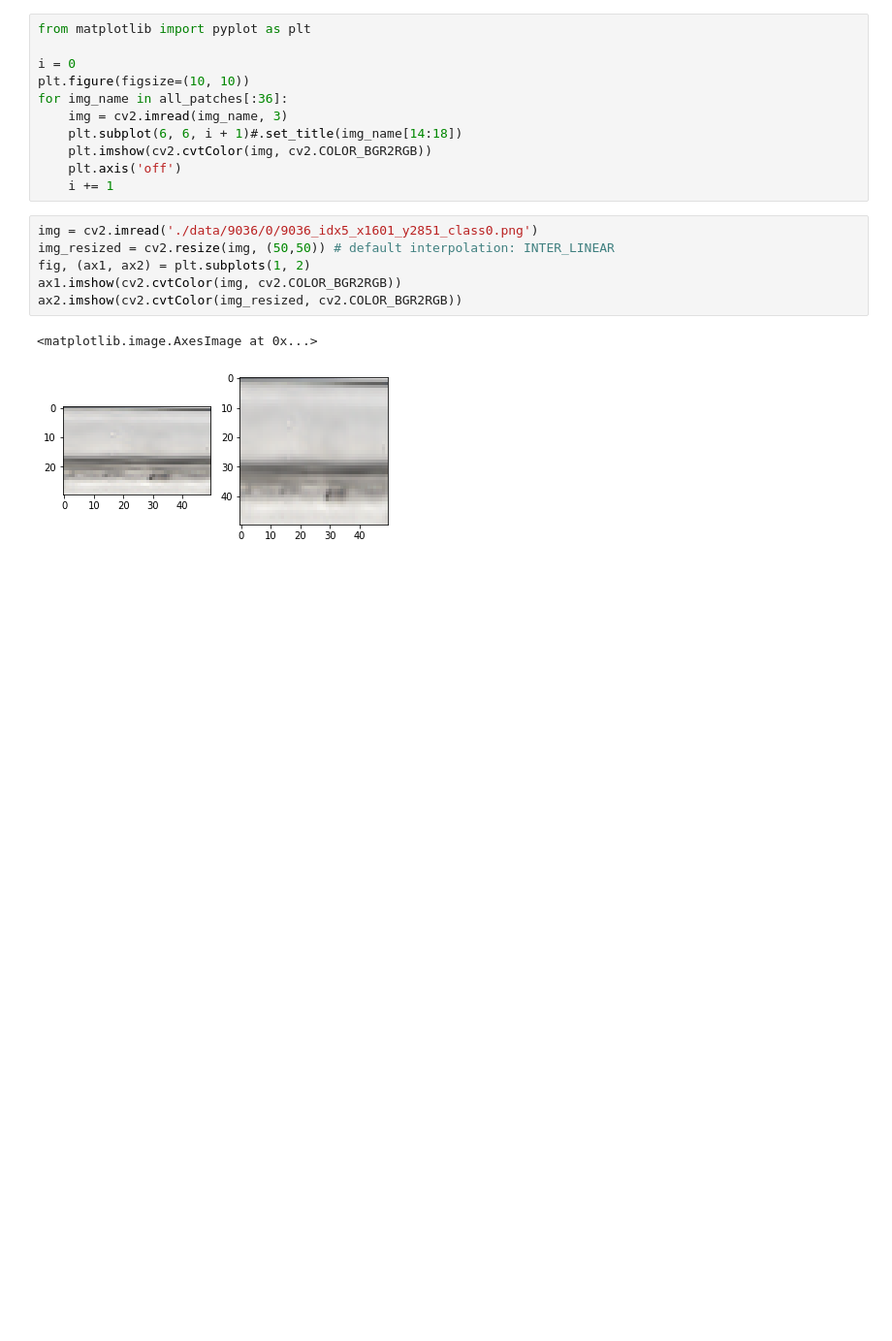
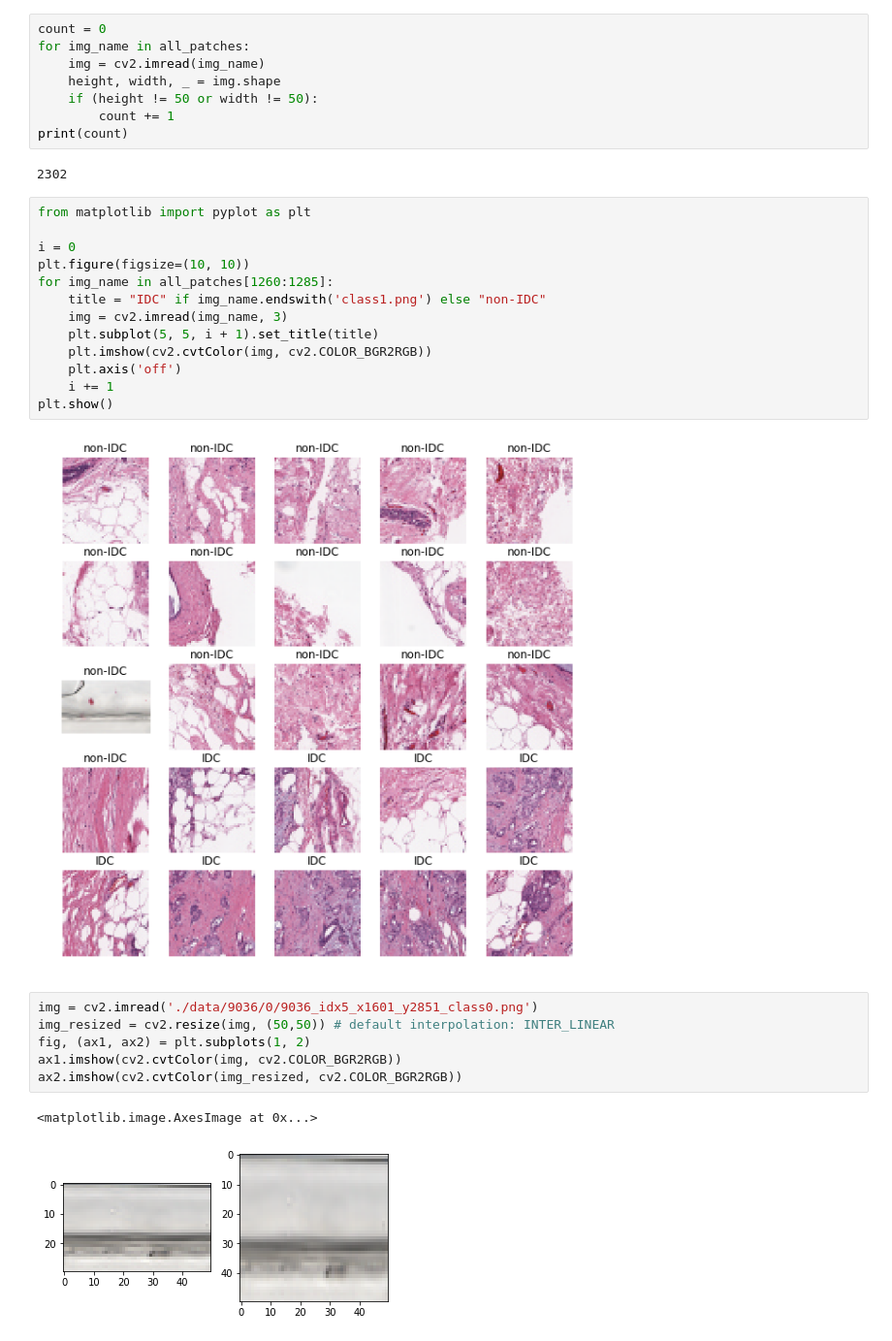
Before and after one commit to mstazherova/IDA2-Project, a Jupyter notebook: Breast Histopathology Images/first_try.ipynb, the cells around one changed output. Shown at 97% size. Cells and saved outputs as stored; diff of their text form; blank space fills up the shorter version.

```diff
--- a/Breast Histopathology Images/first_try.ipynb
+++ b/Breast Histopathology Images/first_try.ipynb
@@ -19,17 +18,31 @@ for img_name in all_patches[:50]:
 277524
 height: 30 width: 50 path: ./data/9036/0/9036_idx5_x1601_y2851_class0.png
 height: 30 width: 50 path: ./data/9036/0/9036_idx5_x701_y2851_class0.png
+# %%
+count = 0
+for img_name in all_patches:
+    img = cv2.imread(img_name)
+    height, width, _ = img.shape
+    if (height != 50 or width != 50):
+        count += 1
+print(count)
+# %% [output]
+2302
 # %%
 from matplotlib import pyplot as plt
 
 i = 0
 plt.figure(figsize=(10, 10))
-for img_name in all_patches[:36]:
+for img_name in all_patches[1260:1285]:
+    title = "IDC" if img_name.endswith('class1.png') else "non-IDC"
     img = cv2.imread(img_name, 3)
-    plt.subplot(6, 6, i + 1)#.set_title(img_name[14:18])
+    plt.subplot(5, 5, i + 1).set_title(title)
     plt.imshow(cv2.cvtColor(img, cv2.COLOR_BGR2RGB))
     plt.axis('off')
     i += 1
+plt.show()
+# %% [output]
+[figure, added]
 # %%
 img = cv2.imread('./data/9036/0/9036_idx5_x1601_y2851_class0.png')
 img_resized = cv2.resize(img, (50,50)) # default interpolation: INTER_LINEAR
```
Also changed, not shown: parts of 5 cells of this notebook.
